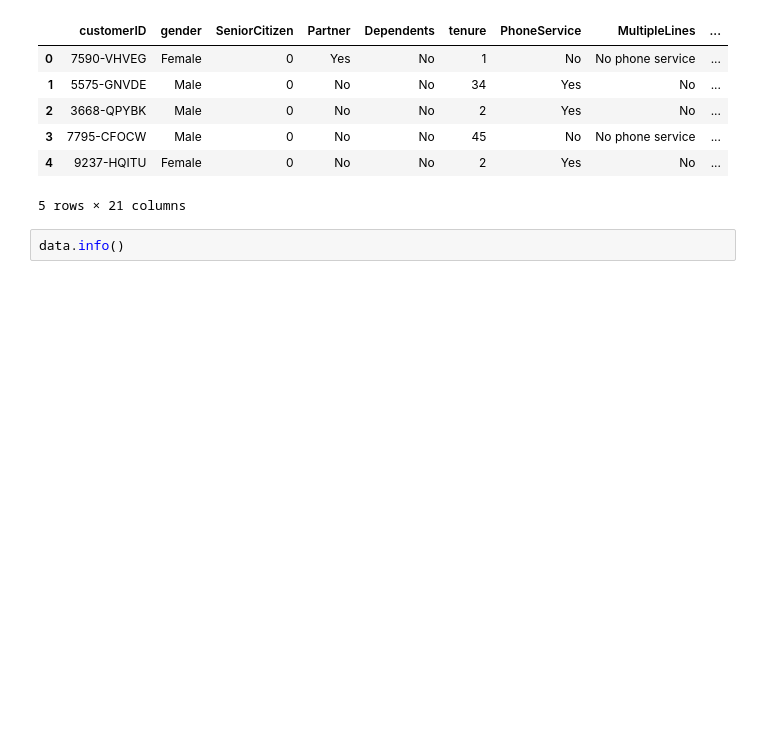
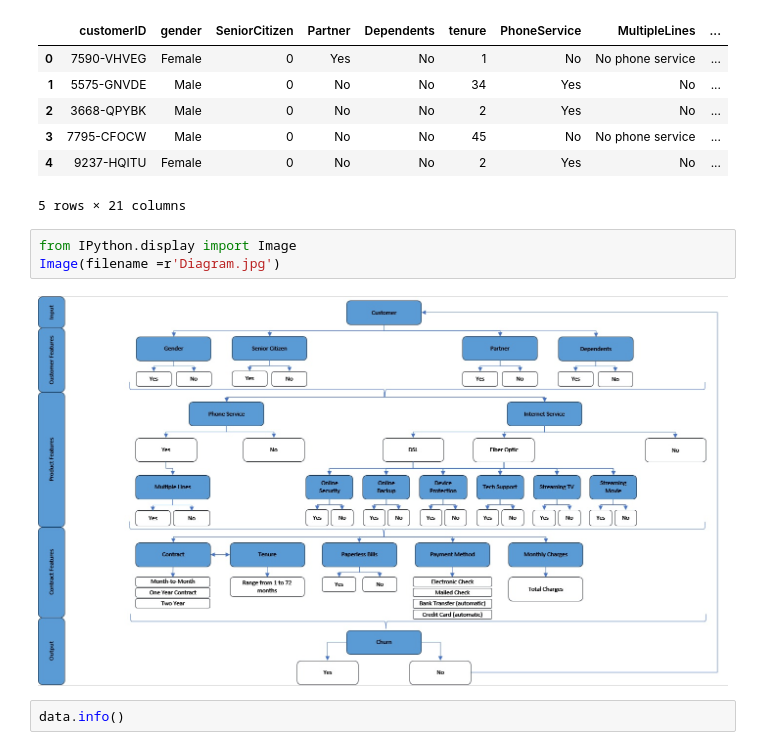
Before and after one commit to FJGM2023015/Telecommunication-Churn, a Jupyter notebook: Telecomunication_Churn.ipynb, the cells around one changed output. Cells and saved outputs as stored; diff of their text form; blank space fills up the shorter version.

```diff
--- a/Telecomunication_Churn.ipynb
+++ b/Telecomunication_Churn.ipynb
@@ -68,6 +68,11 @@ data.head()
 | 3 | 7795-CFOCW | Male | 0 | No | No | 45 | No | No phone service | ... |
 | 4 | 9237-HQITU | Female | 0 | No | No | 2 | Yes | No | ... |
 5 rows × 21 columns
+# %%
+from IPython.display import Image
+Image(filename =r'Diagram.jpg')
+# %% [output]
+[figure, added]
 # %%
 data.info()
 # %% [output]
```
Also changed, not shown: parts of 33 cells of this notebook.
